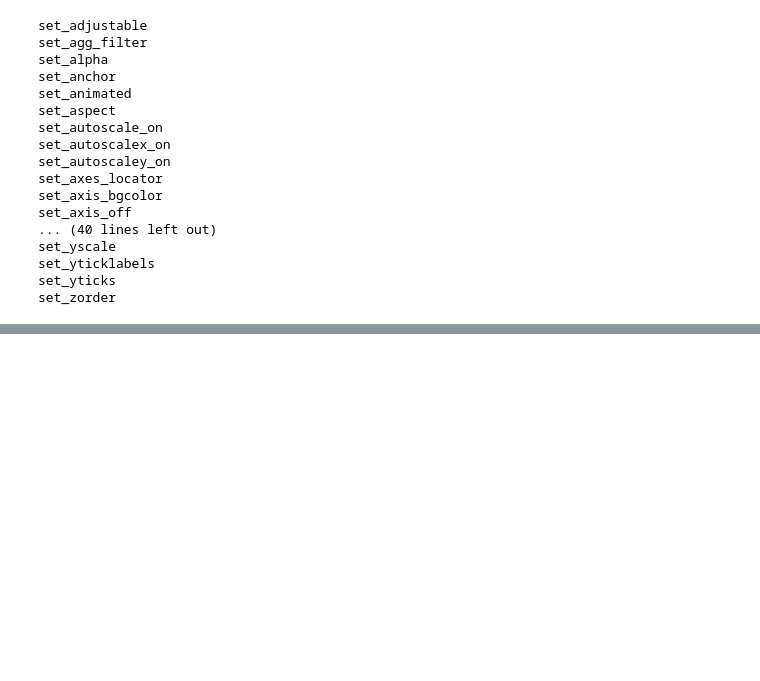
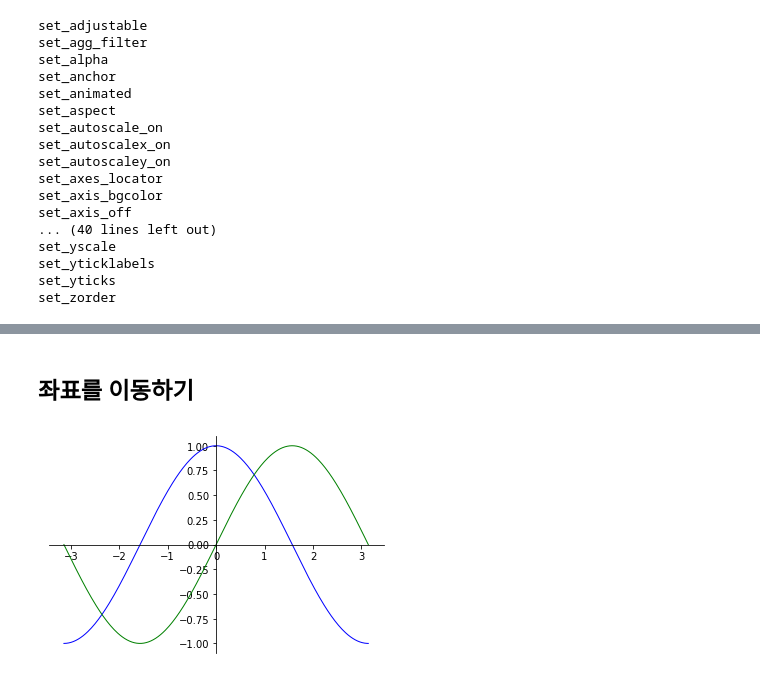
Before and after one commit to zerosum99/python_matplotlib, a Jupyter notebook: matplotlib 100_AxesSubplot 내의 get set 메소드.ipynb, the cells around one changed output, grey strips where cells are left out. Saved outputs shown, nothing was run; the diff lists cells and outputs as text; code cells hidden in the pictures; blank space fills up the shorter version.

```diff
--- a/matplotlib 100_AxesSubplot 내의 get set 메소드.ipynb
+++ b/matplotlib 100_AxesSubplot 내의 get set 메소드.ipynb
@@ -62,0 +159,24 @@ set_zorder
+# %% [markdown]
+## 좌표를 이동하기
+# %%
+
+X = np.linspace(-np.pi, np.pi, 256,endpoint=True)
+C,S = np.cos(X), np.sin(X)
+
+# Plot cosine using blue color with a continuous line of width 1 (pixels)
+plt.plot(X, C, color="blue", linewidth=1.0, linestyle="-")
+
+# Plot sine using green color with a continuous line of width 1 (pixels)
+plt.plot(X, S, color="green", linewidth=1.0, linestyle="-")
+
+ax = plt.gca()
+ax.spines['right'].set_color('none')
+ax.spines['top'].set_color('none')
+ax.xaxis.set_ticks_position('bottom')
+ax.spines['bottom'].set_position(('data',0))
+ax.yaxis.set_ticks_position('left')
+ax.spines['left'].set_position(('data',0))
+
+plt.show()
+# %% [output]
+[figure, added]
```
Also changed, not shown: parts of 26 cells of this notebook.
